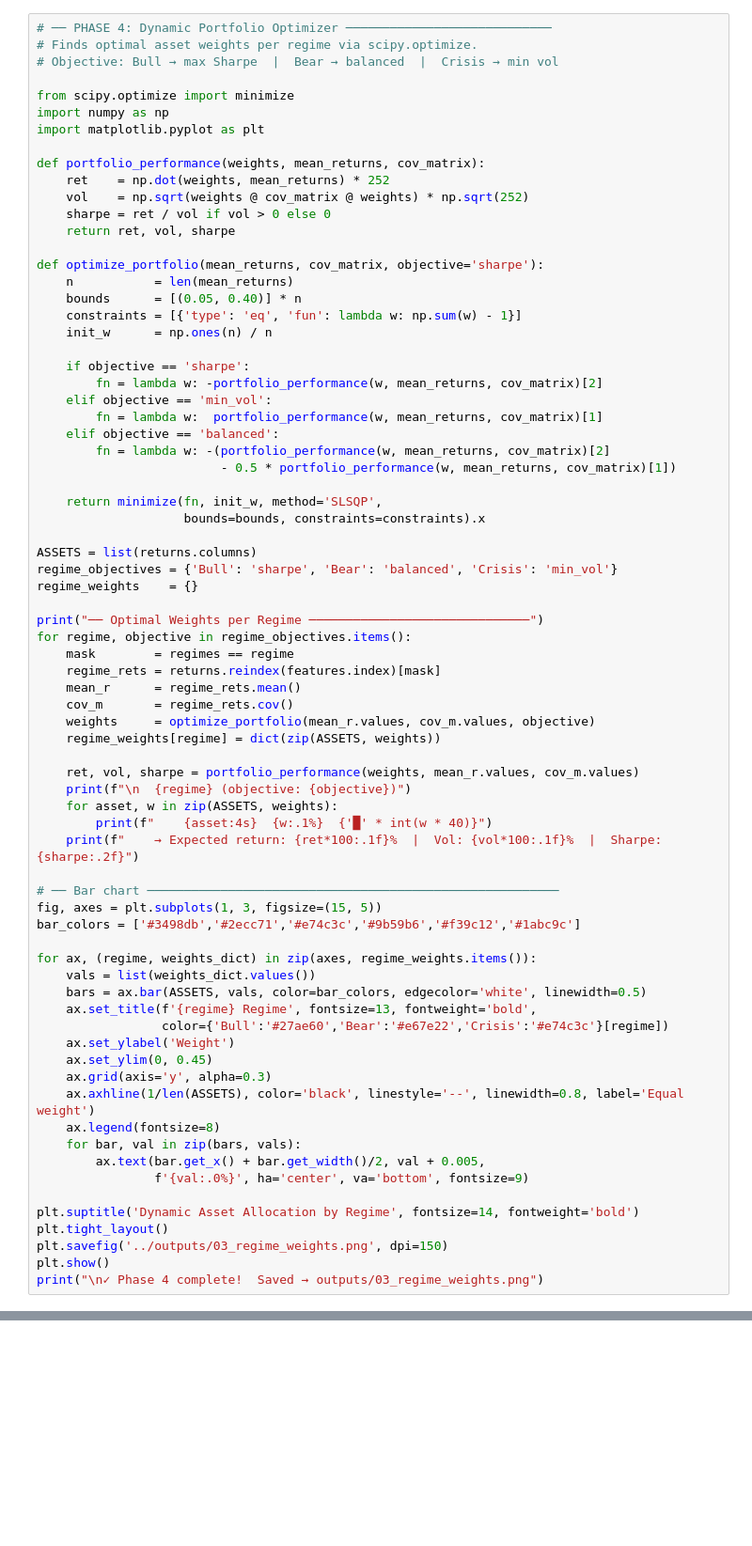
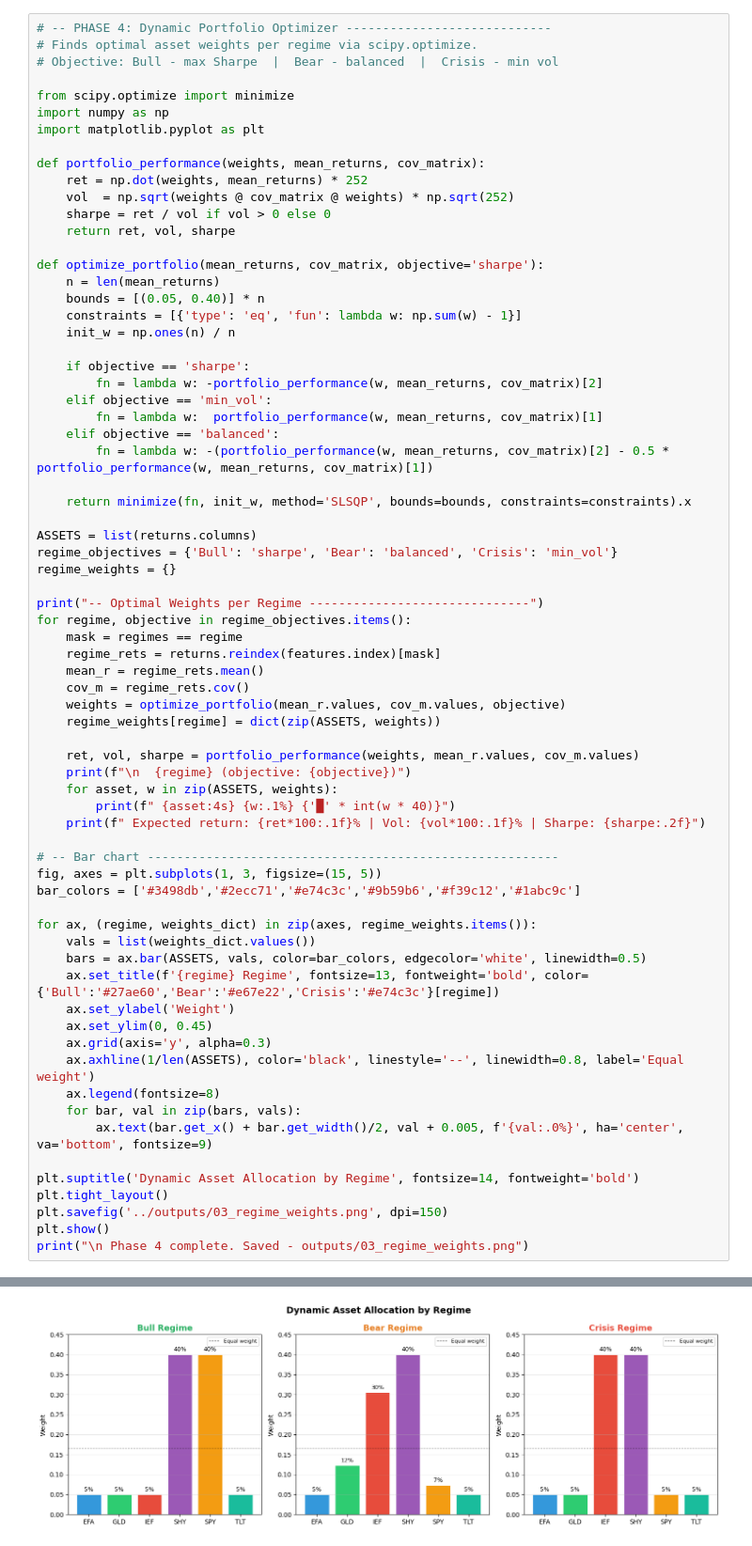
Before and after one commit to Anvesha764/regime_shift, a Jupyter notebook: notebooks/regime_shift.ipynb, the cells around one changed output, grey strips where cells are left out. Shown at 94% size. Drawn from its saved outputs; the diff is of its cells as text; blank space fills up the shorter version.

```diff
--- a/notebooks/regime_shift.ipynb
+++ b/notebooks/regime_shift.ipynb
@@ -175,74 +196,71 @@ print("\n✓ Phase 3 complete!  Saved → outputs/02_regimes.png")
 # %%
-# ── PHASE 4: Dynamic Portfolio Optimizer ────────────────────────────
+# -- PHASE 4: Dynamic Portfolio Optimizer ----------------------------
 # Finds optimal asset weights per regime via scipy.optimize.
-# Objective: Bull → max Sharpe  |  Bear → balanced  |  Crisis → min vol
+# Objective: Bull - max Sharpe  |  Bear - balanced  |  Crisis - min vol
 
 from scipy.optimize import minimize
 import numpy as np
 import matplotlib.pyplot as plt
 
 def portfolio_performance(weights, mean_returns, cov_matrix):
-    ret    = np.dot(weights, mean_returns) * 252
-    vol    = np.sqrt(weights @ cov_matrix @ weights) * np.sqrt(252)
+    ret = np.dot(weights, mean_returns) * 252
+    vol  = np.sqrt(weights @ cov_matrix @ weights) * np.sqrt(252)
     sharpe = ret / vol if vol > 0 else 0
     return ret, vol, sharpe
 
 def optimize_portfolio(mean_returns, cov_matrix, objective='sharpe'):
-    n           = len(mean_returns)
-    bounds      = [(0.05, 0.40)] * n
+    n = len(mean_returns)
+    bounds = [(0.05, 0.40)] * n
     constraints = [{'type': 'eq', 'fun': lambda w: np.sum(w) - 1}]
-    init_w      = np.ones(n) / n
+    init_w = np.ones(n) / n
 
     if objective == 'sharpe':
         fn = lambda w: -portfolio_performance(w, mean_returns, cov_matrix)[2]
     elif objective == 'min_vol':
         fn = lambda w:  portfolio_performance(w, mean_returns, cov_matrix)[1]
     elif objective == 'balanced':
-        fn = lambda w: -(portfolio_performance(w, mean_returns, cov_matrix)[2]
-                         - 0.5 * portfolio_performance(w, mean_returns, cov_matrix)[1])
+        fn = lambda w: -(portfolio_performance(w, mean_returns, cov_matrix)[2] - 0.5 * portfolio_performance(w, mean_returns, cov_matrix)[1])
 
-    return minimize(fn, init_w, method='SLSQP',
-                    bounds=bounds, constraints=constraints).x
+    return minimize(fn, init_w, method='SLSQP', bounds=bounds, constraints=constraints).x
 
 ASSETS = list(returns.columns)
 regime_objectives = {'Bull': 'sharpe', 'Bear': 'balanced', 'Crisis': 'min_vol'}
-regime_weights    = {}
+regime_weights = {}
 
-print("── Optimal Weights per Regime ──────────────────────────────")
+print("-- Optimal Weights per Regime ------------------------------")
 for regime, objective in regime_objectives.items():
-    mask        = regimes == regime
+    mask = regimes == regime
     regime_rets = returns.reindex(features.index)[mask]
-    mean_r      = regime_rets.mean()
-    cov_m       = regime_rets.cov()
-    weights     = optimize_portfolio(mean_r.values, cov_m.values, objective)
+    mean_r = regime_rets.mean()
+    cov_m = regime_rets.cov()
+    weights = optimize_portfolio(mean_r.values, cov_m.values, objective)
     regime_weights[regime] = dict(zip(ASSETS, weights))
 
     ret, vol, sharpe = portfolio_performance(weights, mean_r.values, cov_m.values)
     print(f"\n  {regime} (objective: {objective})")
     for asset, w in zip(ASSETS, weights):
-        print(f"    {asset:4s}  {w:.1%}  {'█' * int(w * 40)}")
-    print(f"    → Expected return: {ret*100:.1f}%  |  Vol: {vol*100:.1f}%  |  Sharpe: {sharpe:.2f}")
+        print(f" {asset:4s} {w:.1%} {'█' * int(w * 40)}")
+    print(f" Expected return: {ret*100:.1f}% | Vol: {vol*100:.1f}% | Sharpe: {sharpe:.2f}")
 
-# ── Bar chart ────────────────────────────────────────────────────────
+# -- Bar chart --------------------------------------------------------
 fig, axes = plt.subplots(1, 3, figsize=(15, 5))
 bar_colors = ['#3498db','#2ecc71','#e74c3c','#9b59b6','#f39c12','#1abc9c']
 
 for ax, (regime, weights_dict) in zip(axes, regime_weights.items()):
     vals = list(weights_dict.values())
     bars = ax.bar(ASSETS, vals, color=bar_colors, edgecolor='white', linewidth=0.5)
-    ax.set_title(f'{regime} Regime', fontsize=13, fontweight='bold',
-                 color={'Bull':'#27ae60','Bear':'#e67e22','Crisis':'#e74c3c'}[regime])
+    ax.set_title(f'{regime} Regime', fontsize=13, fontweight='bold', color={'Bull':'#27ae60','Bear':'#e67e22','Crisis':'#e74c3c'}[regime])
     ax.set_ylabel('Weight')
     ax.set_ylim(0, 0.45)
     ax.grid(axis='y', alpha=0.3)
     ax.axhline(1/len(ASSETS), color='black', linestyle='--', linewidth=0.8, label='Equal weight')
     ax.legend(fontsize=8)
     for bar, val in zip(bars, vals):
-        ax.text(bar.get_x() + bar.get_width()/2, val + 0.005,
-                f'{val:.0%}', ha='center', va='bottom', fontsize=9)
+        ax.text(bar.get_x() + bar.get_width()/2, val + 0.005, f'{val:.0%}', ha='center', va='bottom', fontsize=9)
 
 plt.suptitle('Dynamic Asset Allocation by Regime', fontsize=14, fontweight='bold')
 plt.tight_layout()
 plt.savefig('../outputs/03_regime_weights.png', dpi=150)
 plt.show()
-print("\n✓ Phase 4 complete!  Saved → outputs/03_regime_weights.png")
+print("\n Phase 4 complete. Saved - outputs/03_regime_weights.png")
+# %% [output]
@@ -248,0 +284 @@ print("\n✓ Phase 4 complete!  Saved → outputs/03_regime_weights.png")
+[figure, added]
```
Also changed, not shown: parts of 6 cells of this notebook, 7 other files.
